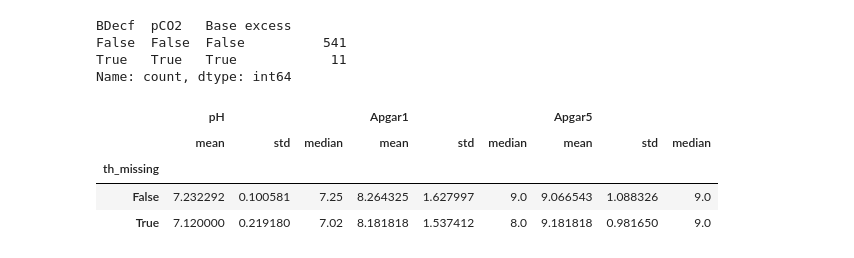
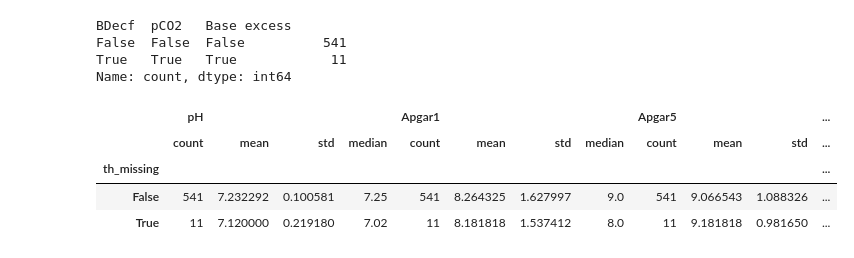
Before and after one commit to trnnstella/Fetal-health-analysis, a Jupyter notebook: fetal-health.ipynb, the cells around one changed output. Saved outputs shown, nothing was run; the diff lists cells and outputs as text; code cells hidden in the pictures.

```diff
--- a/fetal-health.ipynb
+++ b/fetal-health.ipynb
@@ -165,10 +165,10 @@ True   True   True            11
 Name: count, dtype: int64
 # %%
 df_clinical["th_missing"] = df_clinical[["BDecf", "pCO2", "Base excess"]].isna().all(axis=1)
-df_clinical.groupby("th_missing")[["pH", "Apgar1", "Apgar5"]].agg(["mean", "std", "median"])
+df_clinical.groupby("th_missing")[["pH", "Apgar1", "Apgar5"]].agg(["count", "mean", "std", "median"])
 # %% [output]
-|  | pH |  |  | Apgar1 |  |  | Apgar5 |  |  |
-|  | mean | std | median | mean | std | median | mean | std | median |
-| th_missing |  |  |  |  |  |  |  |  |  |
-| False | 7.232292 | 0.100581 | 7.25 | 8.264325 | 1.627997 | 9.0 | 9.066543 | 1.088326 | 9.0 |
-| True | 7.120000 | 0.219180 | 7.02 | 8.181818 | 1.537412 | 8.0 | 9.181818 | 0.981650 | 9.0 |
+|  | pH |  |  |  | Apgar1 |  |  |  | Apgar5 |  |  | ... |
+|  | count | mean | std | median | count | mean | std | median | count | mean | std | ... |
+| th_missing |  |  |  |  |  |  |  |  |  |  |  | ... |
+| False | 541 | 7.232292 | 0.100581 | 7.25 | 541 | 8.264325 | 1.627997 | 9.0 | 541 | 9.066543 | 1.088326 | ... |
+| True | 11 | 7.120000 | 0.219180 | 7.02 | 11 | 8.181818 | 1.537412 | 8.0 | 11 | 9.181818 | 0.981650 | ... |
```
Also changed, not shown: parts of 2 cells of this notebook.
